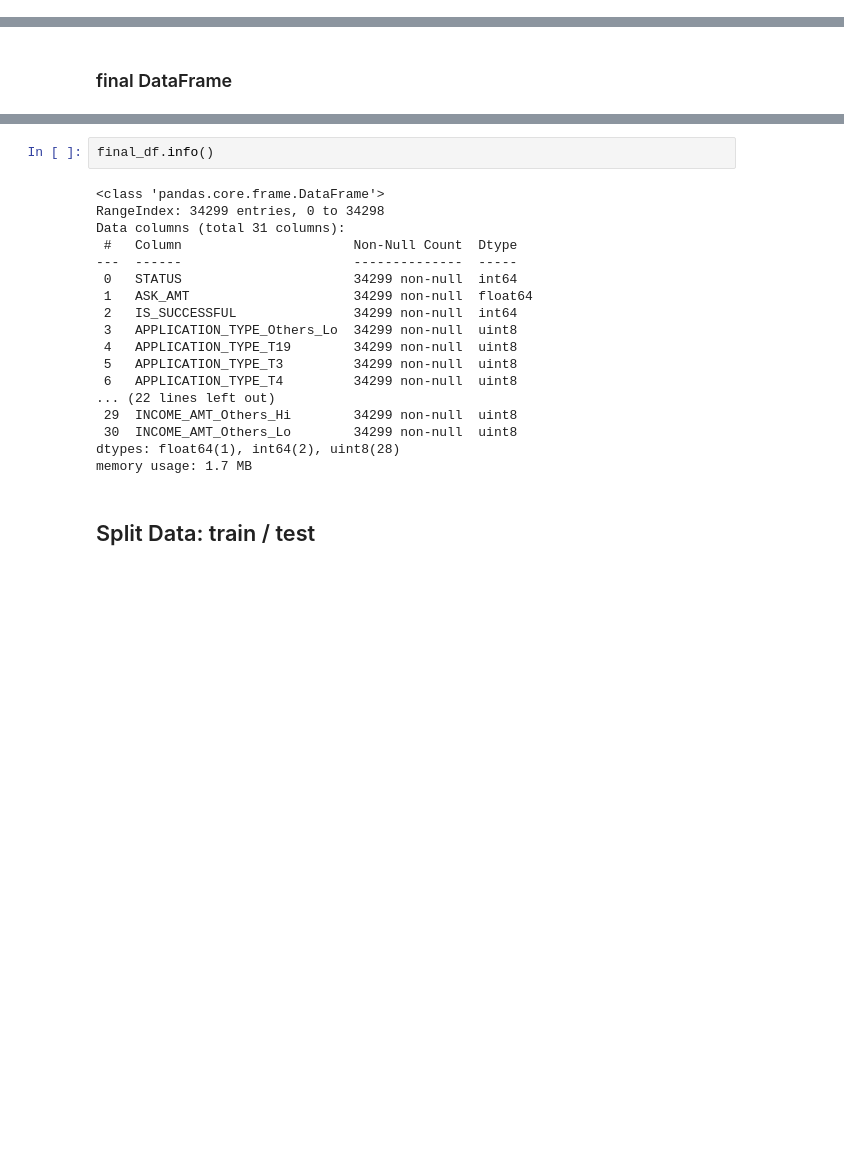
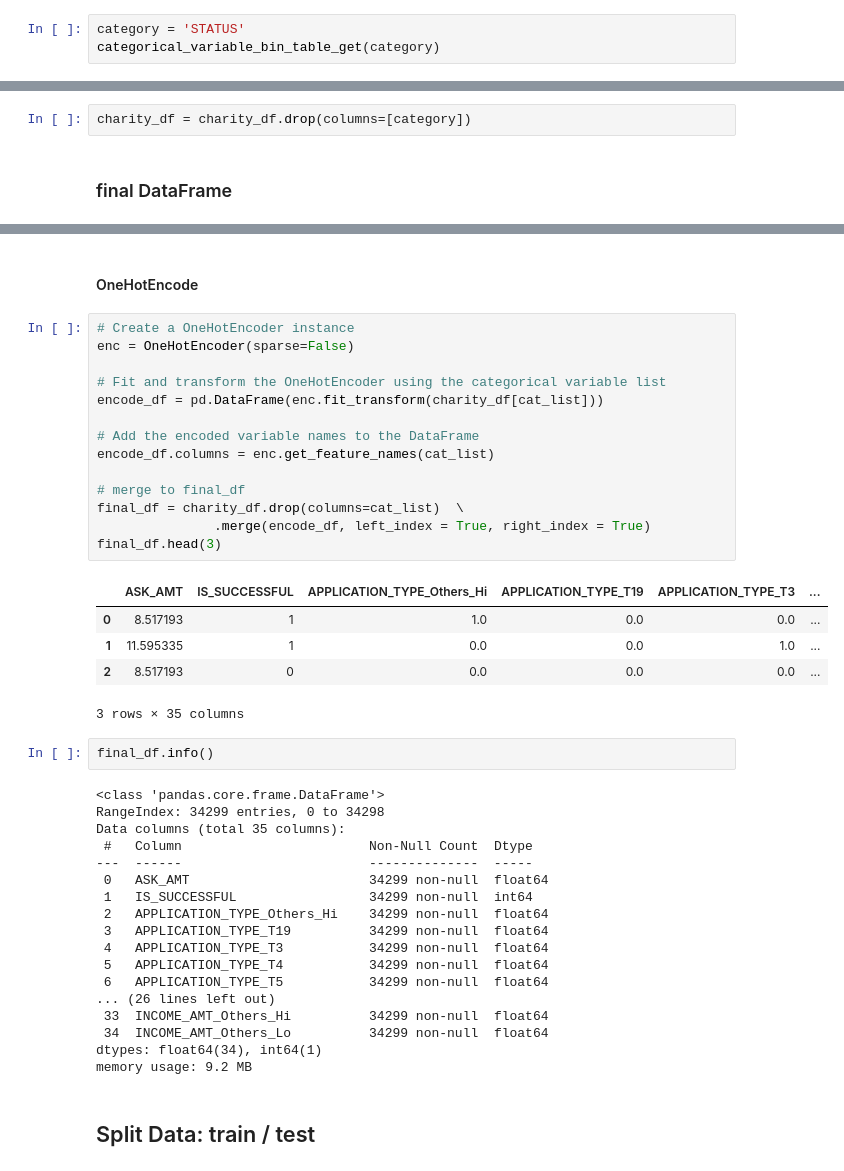
Before and after one commit to pqrt12/Neural_Networks, a Jupyter notebook: AlphabetSoupChallenge.ipynb, the cells around one changed output, grey strips where cells are left out. Saved outputs shown, nothing was run; the diff lists cells and outputs as text; blank space fills up the shorter version.

Commit message:
include OneHotEncode

```diff
--- a/AlphabetSoupChallenge.ipynb
+++ b/AlphabetSoupChallenge.ipynb
@@ -382,0 +392,3 @@ Name: ASK_AMT, dtype: float64
+# %%
+category = 'STATUS'
+categorical_variable_bin_table_get(category)
@@ -383,2 +400,4 @@ Name: ASK_AMT, dtype: float64
+# %%
+charity_df = charity_df.drop(columns=[category])
 # %% [markdown]
 ### final DataFrame
@@ -394,23 +409,45 @@ final_df.head(3)
+# %% [markdown]
+#### OneHotEncode
+# %%
+# Create a OneHotEncoder instance
+enc = OneHotEncoder(sparse=False)
+
+# Fit and transform the OneHotEncoder using the categorical variable list
+encode_df = pd.DataFrame(enc.fit_transform(charity_df[cat_list]))
+
+# Add the encoded variable names to the DataFrame
+encode_df.columns = enc.get_feature_names(cat_list)
+
+# merge to final_df
+final_df = charity_df.drop(columns=cat_list)  \
+               .merge(encode_df, left_index = True, right_index = True)
+final_df.head(3)
+# %% [output]
+|  | ASK_AMT | IS_SUCCESSFUL | APPLICATION_TYPE_Others_Hi | APPLICATION_TYPE_T19 | APPLICATION_TYPE_T3 | ... |
+| 0 | 8.517193 | 1 | 1.0 | 0.0 | 0.0 | ... |
+| 1 | 11.595335 | 1 | 0.0 | 0.0 | 1.0 | ... |
+| 2 | 8.517193 | 0 | 0.0 | 0.0 | 0.0 | ... |
+3 rows × 35 columns
 # %%
 final_df.info()
 # %% [output]
 <class 'pandas.core.frame.DataFrame'>
 RangeIndex: 34299 entries, 0 to 34298
-Data columns (total 31 columns):
- #   Column                      Non-Null Count  Dtype
----  ------                      --------------  -----
- 0   STATUS                      34299 non-null  int64
- 1   ASK_AMT                     34299 non-null  float64
- 2   IS_SUCCESSFUL               34299 non-null  int64
- 3   APPLICATION_TYPE_Others_Lo  34299 non-null  uint8
- 4   APPLICATION_TYPE_T19        34299 non-null  uint8
- 5   APPLICATION_TYPE_T3         34299 non-null  uint8
- 6   APPLICATION_TYPE_T4         34299 non-null  uint8
-... (22 lines left out)
- 29  INCOME_AMT_Others_Hi        34299 non-null  uint8
- 30  INCOME_AMT_Others_Lo        34299 non-null  uint8
-dtypes: float64(1), int64(2), uint8(28)
-memory usage: 1.7 MB
+Data columns (total 35 columns):
+ #   Column                        Non-Null Count  Dtype
+---  ------                        --------------  -----
+ 0   ASK_AMT                       34299 non-null  float64
+ 1   IS_SUCCESSFUL                 34299 non-null  int64
+ 2   APPLICATION_TYPE_Others_Hi    34299 non-null  float64
+ 3   APPLICATION_TYPE_T19          34299 non-null  float64
+ 4   APPLICATION_TYPE_T3           34299 non-null  float64
+ 5   APPLICATION_TYPE_T4           34299 non-null  float64
+ 6   APPLICATION_TYPE_T5           34299 non-null  float64
+... (26 lines left out)
+ 33  INCOME_AMT_Others_Hi          34299 non-null  float64
+ 34  INCOME_AMT_Others_Lo          34299 non-null  float64
+dtypes: float64(34), int64(1)
+memory usage: 9.2 MB
 # %% [markdown]
 ## Split Data: train / test
 # %%
```
Also changed, not shown: parts of 12 cells of this notebook.
